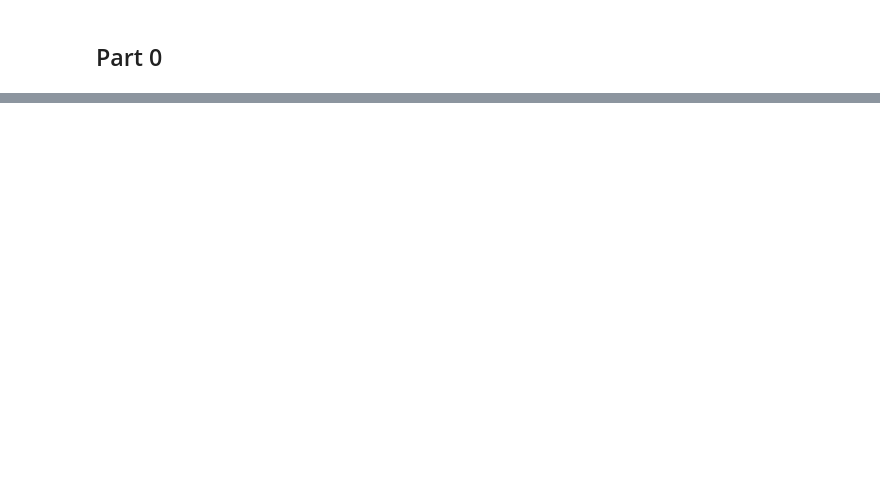
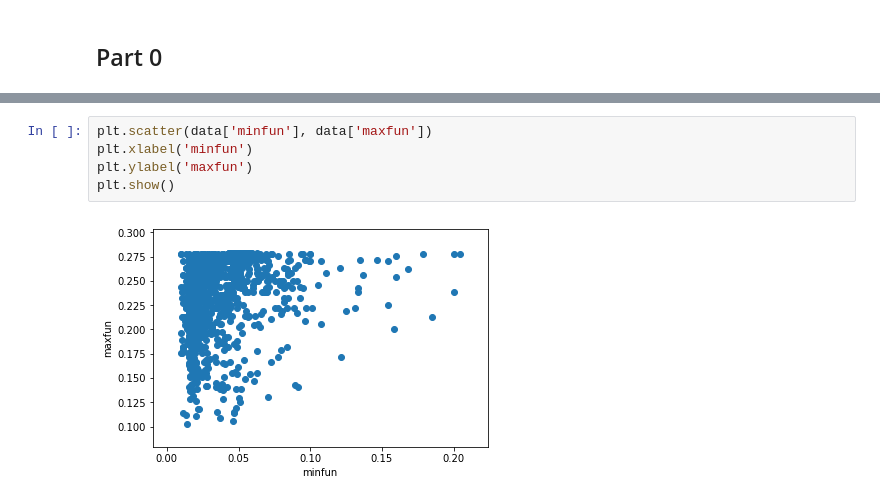
Before and after one commit to FarkIst/ML_Project3, a Jupyter notebook: project3.ipynb, the cells around one changed output, grey strips where cells are left out. Drawn from its saved outputs; the diff is of its cells as text; blank space fills up the shorter version.

```diff
--- a/project3.ipynb
+++ b/project3.ipynb
@@ -28,0 +52,7 @@ memory usage: 519.8+ KB
+# %%
+plt.scatter(data['minfun'], data['maxfun'])
+plt.xlabel('minfun')
+plt.ylabel('maxfun')
+plt.show()
+# %% [output]
+[figure, added]
```
Also changed, not shown: parts of 8 cells of this notebook.
